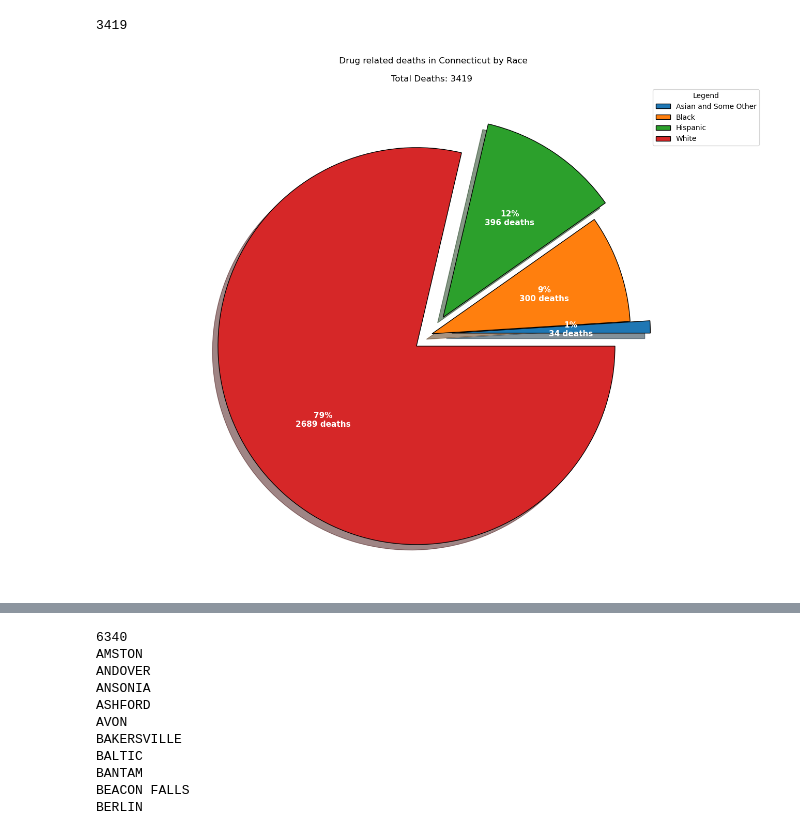
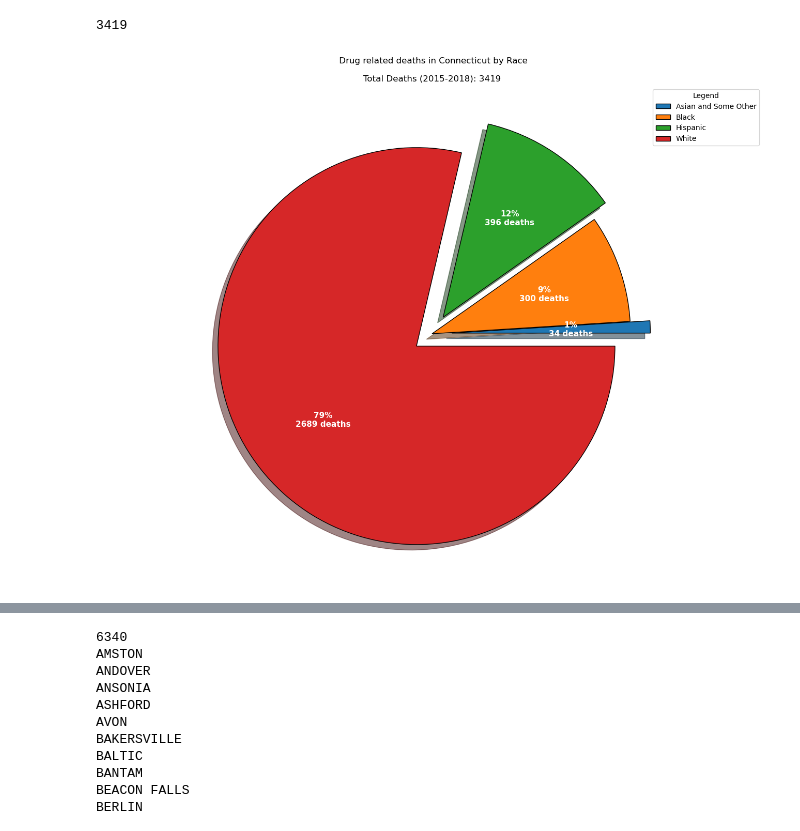
Before and after one commit to Elevate04/Team_5_Project, a Jupyter notebook: Data Cleaning/drugDataCleaning.ipynb, the cells around one changed output, grey strips where cells are left out. Cells and saved outputs as stored; diff of their text form; code cells hidden in the pictures.

```diff
--- a/Data Cleaning/drugDataCleaning.ipynb
+++ b/Data Cleaning/drugDataCleaning.ipynb
@@ -48,9 +48,12 @@ drugLocDF = drugColDF.loc[drugColDF["ResidenceState"] == "CT"]
 drugLocDF = drugLocDF.loc[drugColDF["Sex"] != "Unknown"]
 drugLocDF = drugLocDF.loc[drugColDF["Race"] != "Unknown"]
 
-drugLocDF['Morphine_NotHeroin'] = drugLocDF['Morphine_NotHeroin'].str.replace('1ES', ' ')
-drugLocDF['Morphine_NotHeroin'] = drugLocDF['Morphine_NotHeroin'].str.replace('STOLE MEDS', ' ')
-drugLocDF['Fentanyl'] = drugLocDF['Fentanyl'].str.replace('1-A', ' ')
+drugLocDF["Fentanyl"] = drugLocDF["Fentanyl"].replace("1-A","1")
+drugLocDF["Morphine_NotHeroin"] = drugLocDF["Morphine_NotHeroin"].replace(["1ES","STOLE MEDS", "NO RX BUT STRAWS","PCP NEG"],0)
+drugLocDF["Morphine_NotHeroin"] = drugLocDF["Morphine_NotHeroin"].astype(int)
+drugLocDF["Fentanyl_Analogue"] = drugLocDF["Fentanyl_Analogue"].astype(int)
+drugLocDF["Fentanyl"] = drugLocDF["Fentanyl"].astype(int)
+
 
 drugLocDF.head()
 # %% [output]
@@ -336,19 +339,19 @@ explode = [0.1,0,0.1,0.1,] # explode is = to the number of  index from the count
 # %%
 #visualize the pie chart
 fig = plt.figure()
 ax =fig.add_axes([0,0,2,2])
 ax.axis('equal')
 ax.pie(values, autopct = my_autopct_function, explode = explode,
        textprops={'fontsize':11, 'weight': 'bold', 'color': 'white'},
        wedgeprops = {'edgecolor': 'black'},shadow=True)
-plt.title(f" Drug related deaths in Connecticut by Race\n\nTotal Deaths: {total_death_counts}")
+plt.title(f" Drug related deaths in Connecticut by Race\n\nTotal Deaths (2015-2018): {total_death_counts}")
 plt.legend(labels, title = "Legend", loc="best")
 plt.savefig("Images/racechart.png", bbox_inches = 'tight')
 plt.show()
 #autopct function returns List of strings used to Label the wedge with their numerical value
 #explode - List the margin in the sequence of data
 # %% [output]
-[figure, old version]
+[figure, new version]
 # %%
 #read cleaned data from CSV file in folder
 clean_data = pd.read_csv(("drug_deaths_clean.csv"))
```
Also changed, not shown: parts of 10 cells of this notebook, 5 other files.
